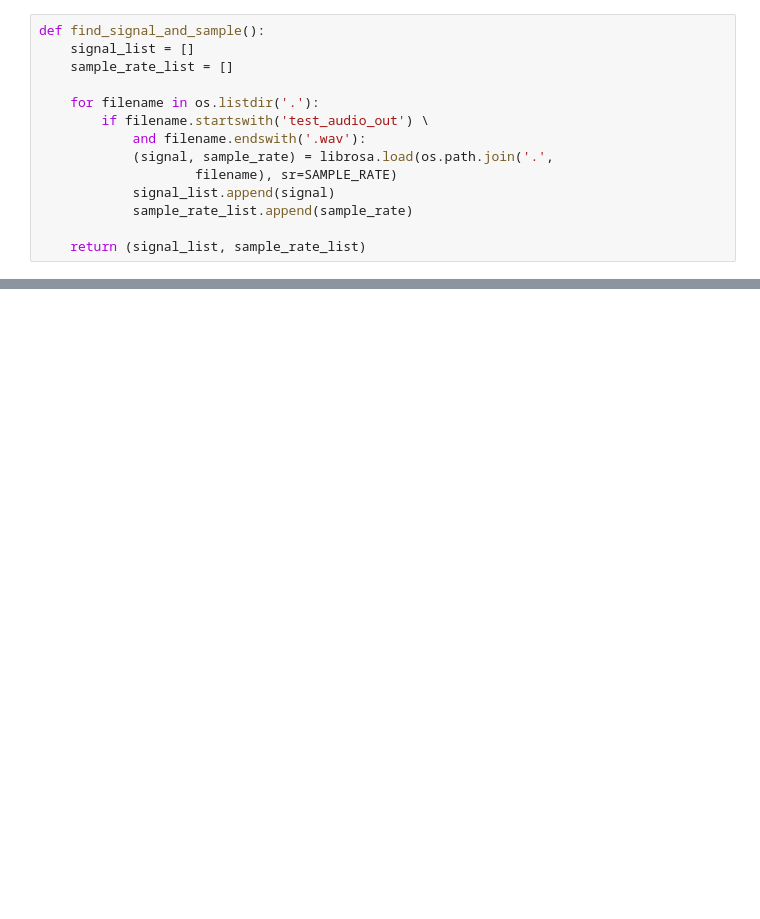
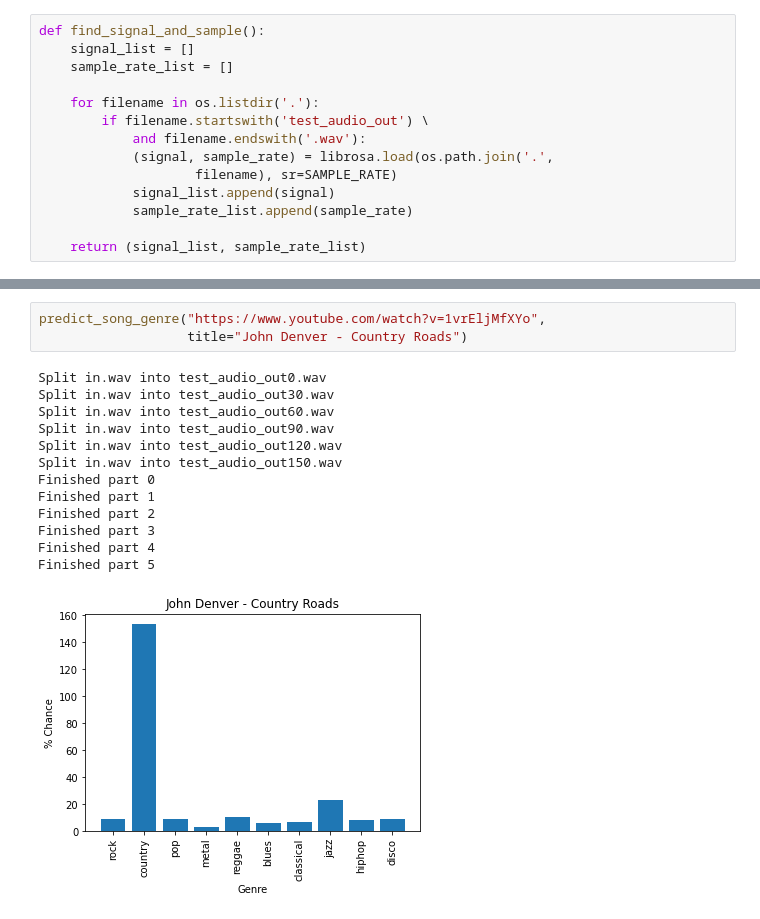
Before and after one commit to dharm1k987/tensorflow_covid-19, a Jupyter notebook: tensorflow_music_genre_classification/Music Genre Classification.ipynb, the cells around one changed output, grey strips where cells are left out. Drawn from its saved outputs; the diff is of its cells as text; blank space fills up the shorter version.

```diff
--- a/tensorflow_music_genre_classification/Music Genre Classification.ipynb
+++ b/tensorflow_music_genre_classification/Music Genre Classification.ipynb
@@ -450,0 +450,17 @@ Split in.wav into test_audio_out180.wav
+# %%
+predict_song_genre("https://www.youtube.com/watch?v=1vrEljMfXYo",
+                   title="John Denver - Country Roads")
+# %% [output]
+Split in.wav into test_audio_out0.wav
+Split in.wav into test_audio_out30.wav
+Split in.wav into test_audio_out60.wav
+Split in.wav into test_audio_out90.wav
+Split in.wav into test_audio_out120.wav
+Split in.wav into test_audio_out150.wav
+Finished part 0
+Finished part 1
+Finished part 2
+Finished part 3
+Finished part 4
+Finished part 5
+[figure, added]
```
Also changed, not shown: parts of 11 cells of this notebook.
